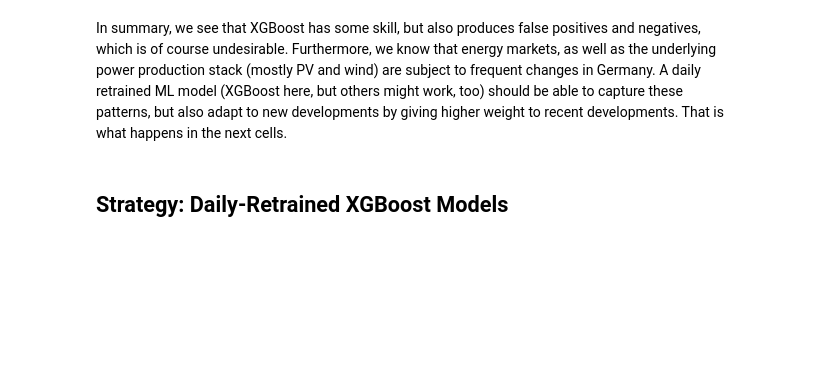
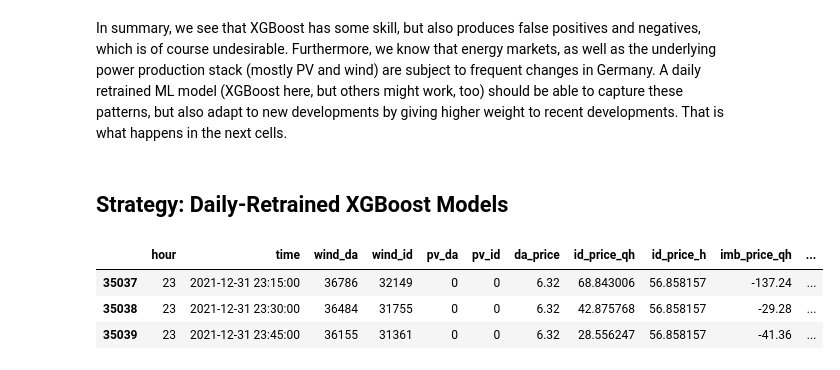
Before and after one commit to c-metz/QuantChallenge, a Jupyter notebook: task2_analysis.ipynb, the cells around one changed output. Cells and saved outputs as stored; diff of their text form; code cells hidden in the pictures; blank space fills up the shorter version.

```diff
--- a/task2_analysis.ipynb
+++ b/task2_analysis.ipynb
@@ -566,6 +566,13 @@ hour
 In summary, we see that XGBoost has some skill, but also produces false positives and negatives, which is of course undesirable. Furthermore, we know that energy markets, as well as the underlying power production stack (mostly PV and wind) are subject to frequent changes in Germany. A daily retrained ML model (XGBoost here, but others might work, too) should be able to capture these patterns, but also adapt to new developments by giving higher weight to recent developments. That is what happens in the next cells.
 # %% [markdown]
 ## Strategy: Daily-Retrained XGBoost Models
+# %%
+df.tail(3)
+# %% [output]
+|  | hour | time | wind_da | wind_id | pv_da | pv_id | da_price | id_price_qh | id_price_h | imb_price_qh | ... |
+| 35037 | 23 | 2021-12-31 23:15:00 | 36786 | 32149 | 0 | 0 | 6.32 | 68.843006 | 56.858157 | -137.24 | ... |
+| 35038 | 23 | 2021-12-31 23:30:00 | 36484 | 31755 | 0 | 0 | 6.32 | 42.875768 | 56.858157 | -29.28 | ... |
+| 35039 | 23 | 2021-12-31 23:45:00 | 36155 | 31361 | 0 | 0 | 6.32 | 28.556247 | 56.858157 | -41.36 | ... |
 # %%
 # Strategy 4: Daily-Retrained XGBoost with Time-Weighted Samples
 # Train a new model every day on all past data, giving more weight to recent observations
```
Also changed, not shown: parts of 8 cells of this notebook, 1 other file.
